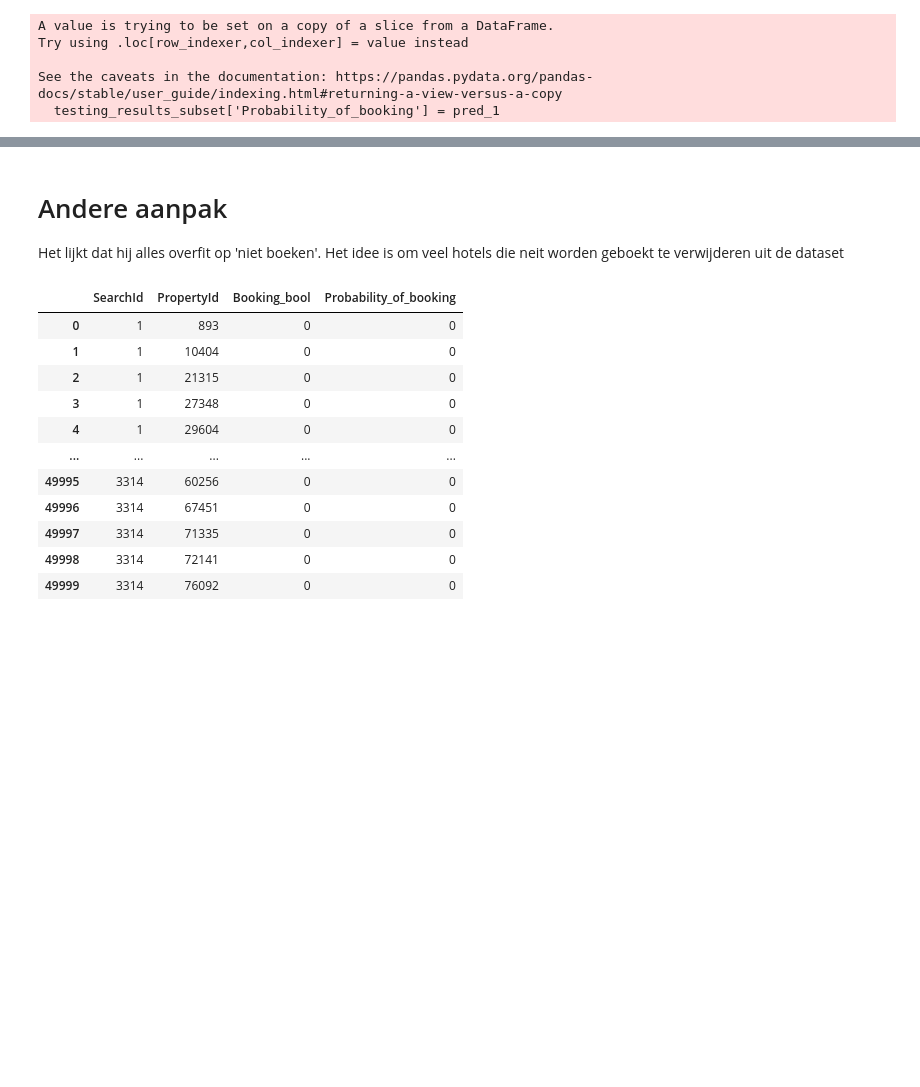
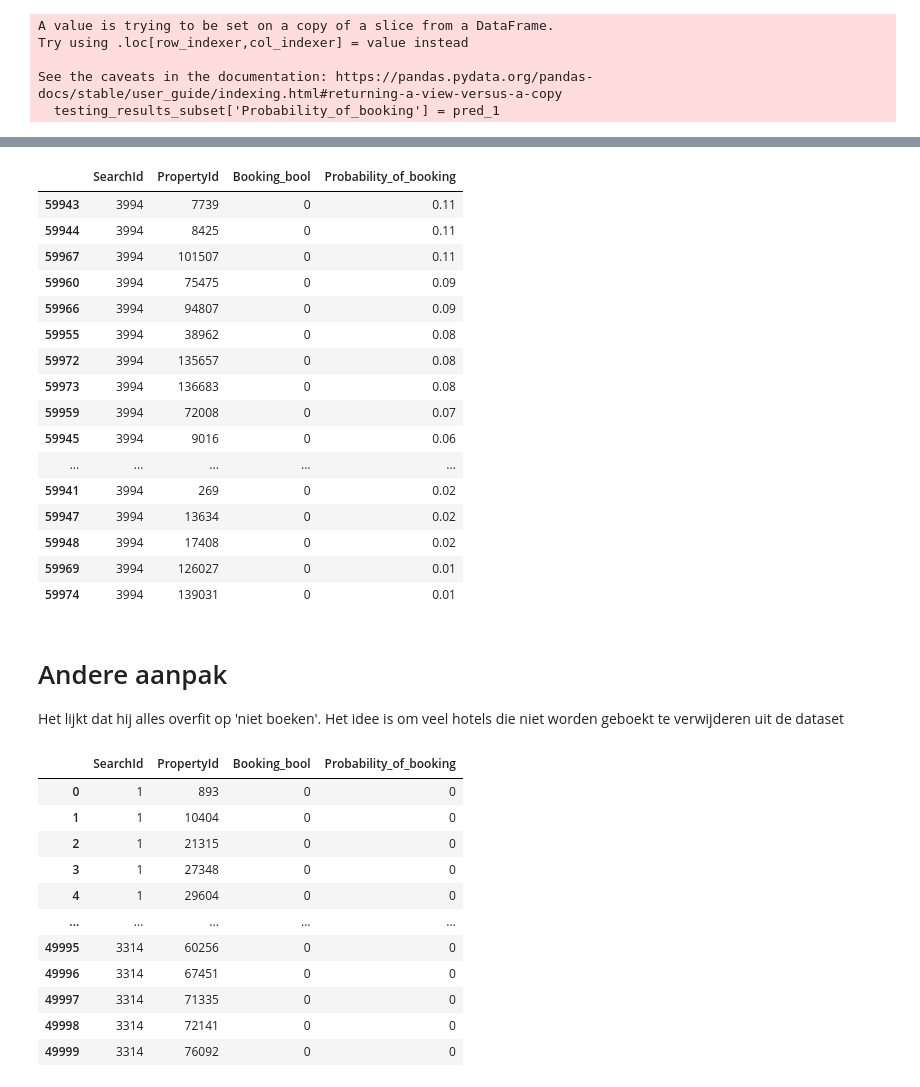
Before and after one commit to Karim-1/data-mining, a Jupyter notebook: assignment2/RandomForest.ipynb, the cells around one changed output, grey strips where cells are left out. Drawn from its saved outputs; the diff is of its cells as text; code cells hidden in the pictures; blank space fills up the shorter version.

```diff
--- a/assignment2/RandomForest.ipynb
+++ b/assignment2/RandomForest.ipynb
@@ -230,0 +217,24 @@ x
+# %%
+# COde om te ordenen op probability
+
+final_results = testing_results_subset.sort_values(by = ['SearchId','Probability_of_booking'], ascending=[True,False])
+# %%
+final_results.loc[final_results['SearchId'] == 3994]
+# %% [output]
+|  | SearchId | PropertyId | Booking_bool | Probability_of_booking |
+| 59943 | 3994 | 7739 | 0 | 0.11 |
+| 59944 | 3994 | 8425 | 0 | 0.11 |
+| 59967 | 3994 | 101507 | 0 | 0.11 |
+| 59960 | 3994 | 75475 | 0 | 0.09 |
+| 59966 | 3994 | 94807 | 0 | 0.09 |
+| 59955 | 3994 | 38962 | 0 | 0.08 |
+| 59972 | 3994 | 135657 | 0 | 0.08 |
+| 59973 | 3994 | 136683 | 0 | 0.08 |
+| 59959 | 3994 | 72008 | 0 | 0.07 |
+| 59945 | 3994 | 9016 | 0 | 0.06 |
+| ... | ... | ... | ... | ... |
+| 59941 | 3994 | 269 | 0 | 0.02 |
+| 59947 | 3994 | 13634 | 0 | 0.02 |
+| 59948 | 3994 | 17408 | 0 | 0.02 |
+| 59969 | 3994 | 126027 | 0 | 0.01 |
+| 59974 | 3994 | 139031 | 0 | 0.01 |
@@ -231,6 +243,6 @@ x
 # %% [markdown]
 # Andere aanpak
-Het lijkt dat hij alles overfit op 'niet boeken'. Het idee is om veel hotels die neit worden geboekt te verwijderen uit de dataset
+Het lijkt dat hij alles overfit op 'niet boeken'. Het idee is om veel hotels die niet worden geboekt te verwijderen uit de dataset
 # %%
 training_results_subset
 # %% [output]
```
Also changed, not shown: parts of 20 cells of this notebook.
